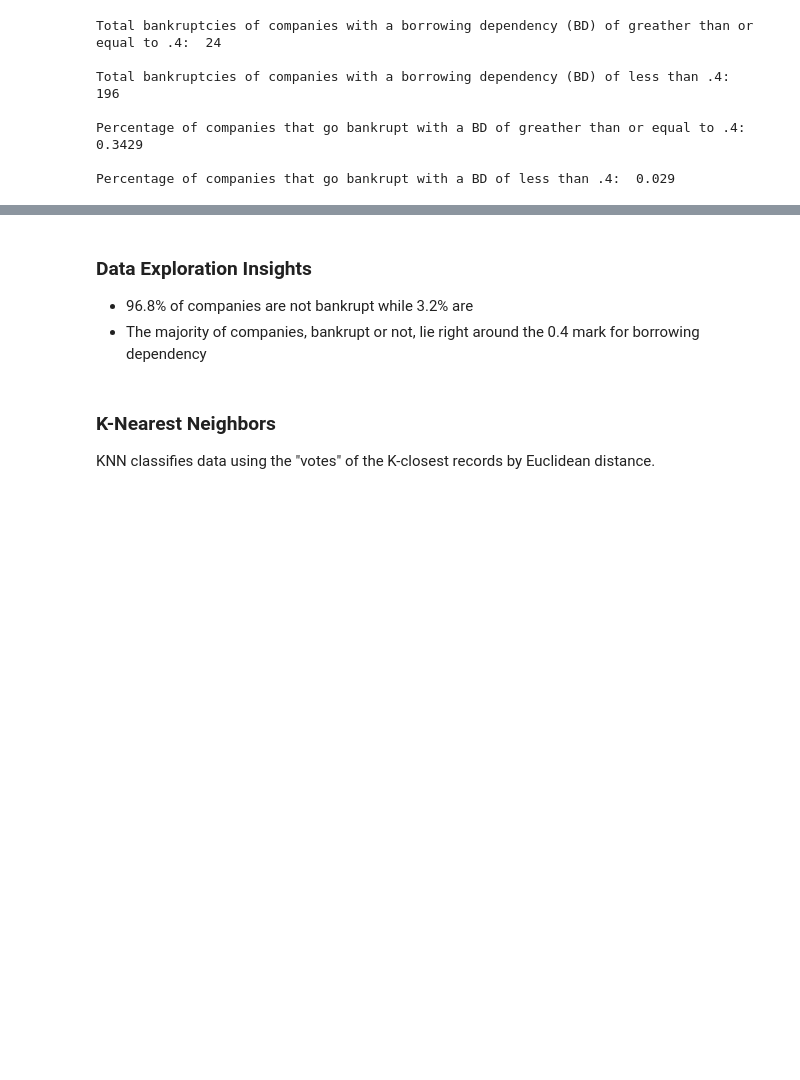
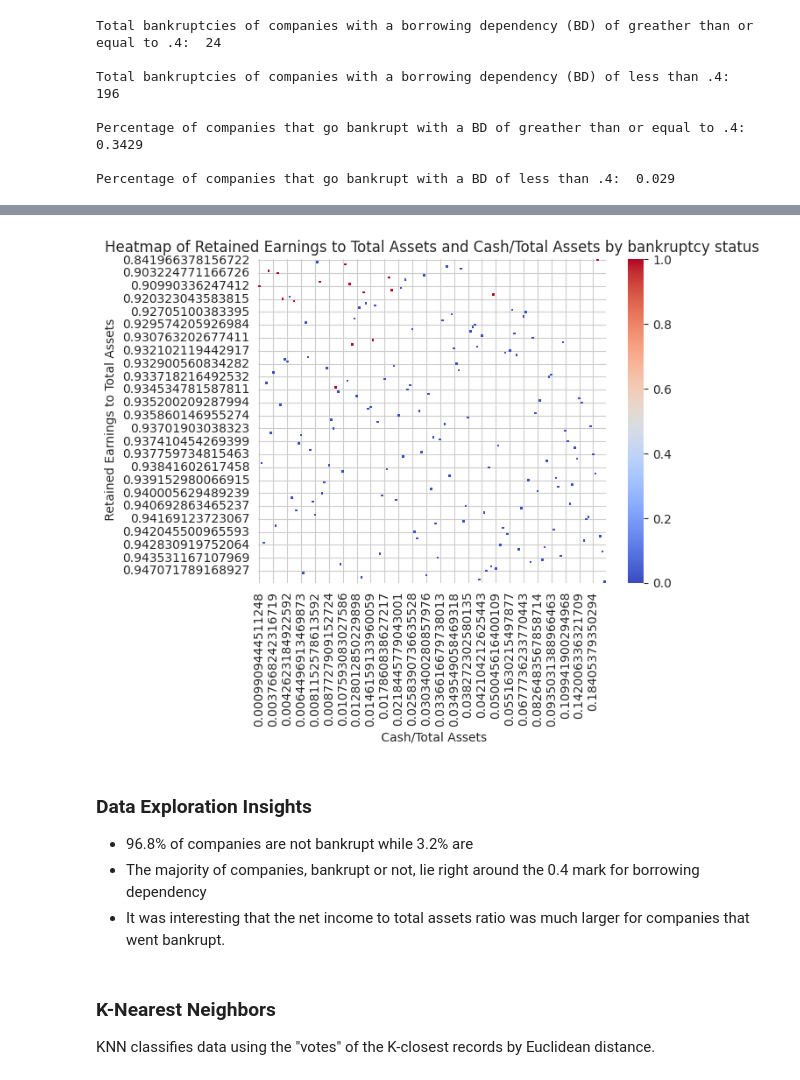
Before and after one commit to attruong00/ml-final, a Jupyter notebook: Ben_KNN_model.ipynb, the cells around one changed output, grey strips where cells are left out. Saved outputs shown, nothing was run; the diff lists cells and outputs as text; code cells hidden in the pictures; blank space fills up the shorter version.

```diff
--- a/Ben_KNN_model.ipynb
+++ b/Ben_KNN_model.ipynb
@@ -212,7 +239,15 @@ Percentage of companies that go bankrupt with a BD of less than .4:  0.029
+# %%
+# heatmap
+sns.heatmap(data.head(150).pivot_table(index=' Retained Earnings to Total Assets', columns=' Cash/Total Assets', values='Bankrupt?'), cmap='coolwarm')
+plt.title('Heatmap of Retained Earnings to Total Assets and Cash/Total Assets by bankruptcy status')
+plt.show()
+# %% [output]
+[figure, added]
 # %% [markdown]
 ### Data Exploration Insights
 - 96.8% of companies are not bankrupt while 3.2% are
 - The majority of companies, bankrupt or not, lie right around the 0.4 mark for borrowing dependency
+- It was interesting that the net income to total assets ratio was much larger for companies that went bankrupt.
 # %% [markdown]
 ### K-Nearest Neighbors
 KNN classifies data using the "votes" of the K-closest records by Euclidean distance.
```
Also changed, not shown: parts of 4 cells of this notebook.
